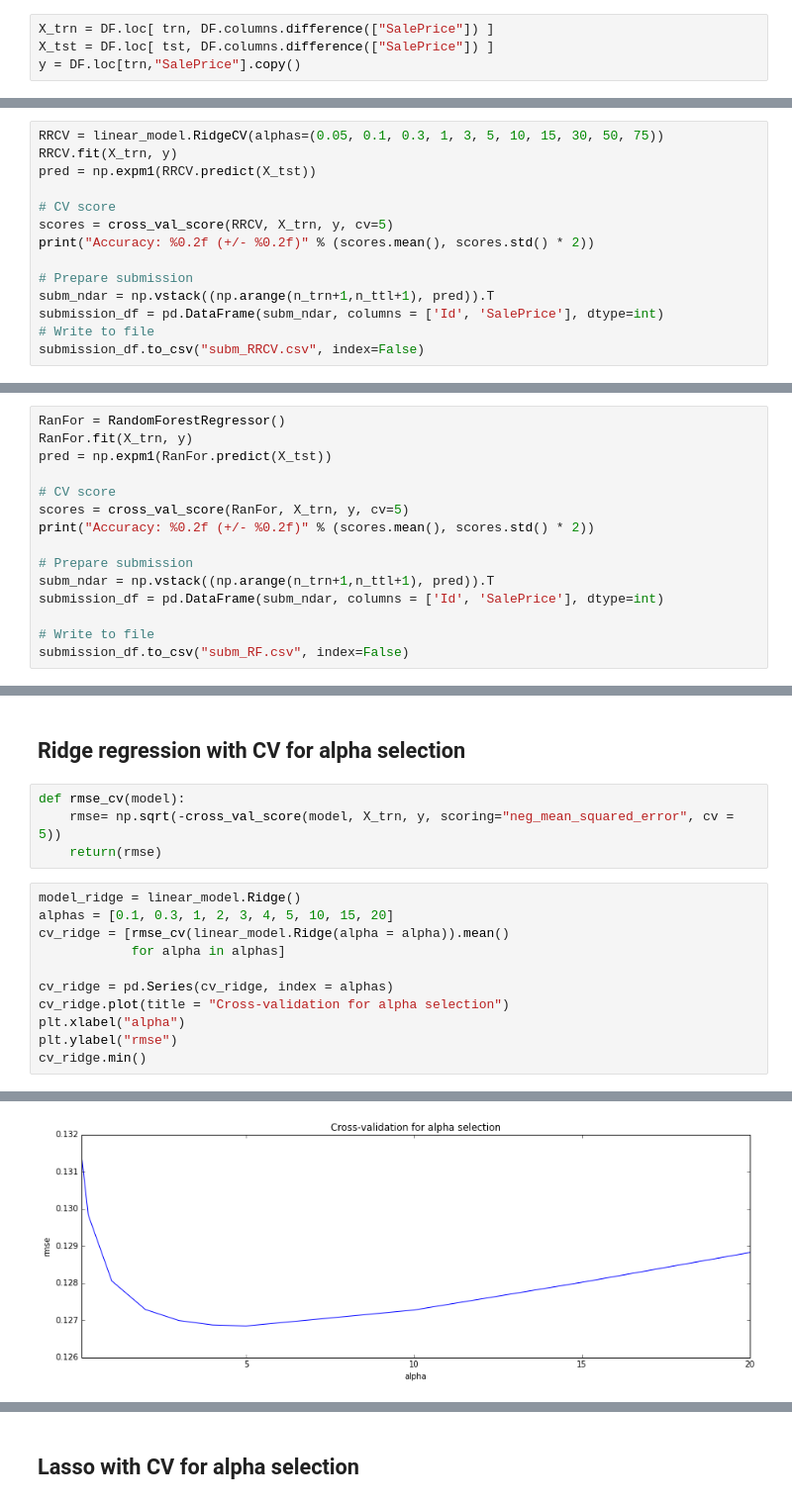
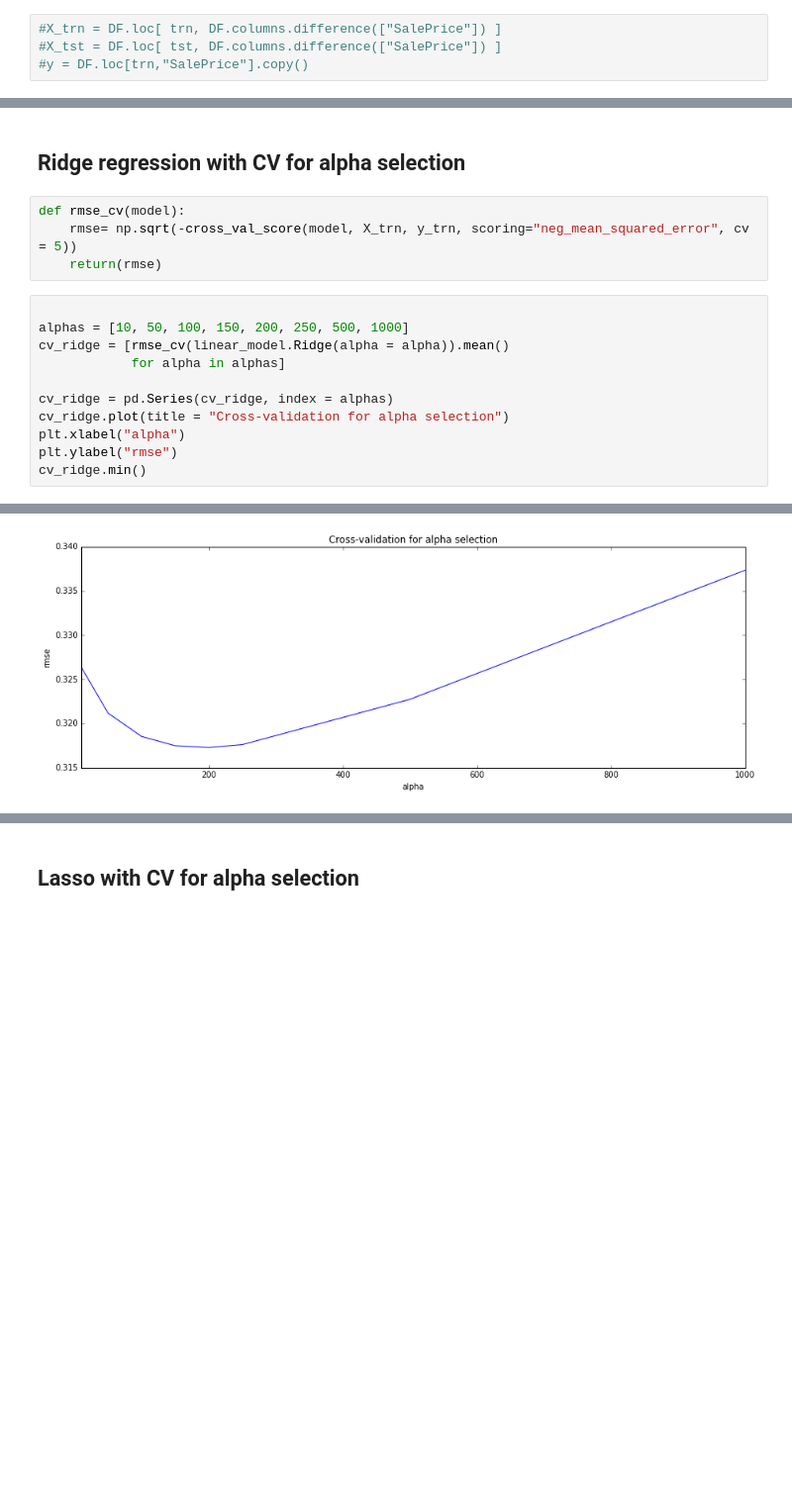
Before and after one commit to albertwildeman/Kaggle-Ames_Housing_Prices, a Jupyter notebook: Ames.ipynb, the cells around one changed output, grey strips where cells are left out. Shown: that part at 99% size. Drawn from its saved outputs; the diff is of its cells as text; blank space fills up the shorter version.

```diff
--- a/Ames.ipynb
+++ b/Ames.ipynb
@@ -413,6 +428,6 @@ DF[skewed_feats] = np.log1p(DF[skewed_feats])
 # Prediction
 Prep dataframe for prediction.
 # %%
-X_trn = DF.loc[ trn, DF.columns.difference(["SalePrice"]) ]
-X_tst = DF.loc[ tst, DF.columns.difference(["SalePrice"]) ]
-y = DF.loc[trn,"SalePrice"].copy()
+#X_trn = DF.loc[ trn, DF.columns.difference(["SalePrice"]) ]
+#X_tst = DF.loc[ tst, DF.columns.difference(["SalePrice"]) ]
+#y = DF.loc[trn,"SalePrice"].copy()
@@ -439,14 +433,0 @@ Accuracy: 0.90 (+/- 0.05)
-# %%
-RRCV = linear_model.RidgeCV(alphas=(0.05, 0.1, 0.3, 1, 3, 5, 10, 15, 30, 50, 75))
-RRCV.fit(X_trn, y)
-pred = np.expm1(RRCV.predict(X_tst))
-
-# CV score
-scores = cross_val_score(RRCV, X_trn, y, cv=5)
-print("Accuracy: %0.2f (+/- %0.2f)" % (scores.mean(), scores.std() * 2))
-
-# Prepare submission
-subm_ndar = np.vstack((np.arange(n_trn+1,n_ttl+1), pred)).T
-submission_df = pd.DataFrame(subm_ndar, columns = ['Id', 'SalePrice'], dtype=int)
-# Write to file
-submission_df.to_csv("subm_RRCV.csv", index=False)
@@ -457,15 +433,0 @@ Accuracy: 0.90 (+/- 0.05)
-# %%
-RanFor = RandomForestRegressor()
-RanFor.fit(X_trn, y)
-pred = np.expm1(RanFor.predict(X_tst))
-
-# CV score
-scores = cross_val_score(RanFor, X_trn, y, cv=5)
-print("Accuracy: %0.2f (+/- %0.2f)" % (scores.mean(), scores.std() * 2))
-
-# Prepare submission
-subm_ndar = np.vstack((np.arange(n_trn+1,n_ttl+1), pred)).T
-submission_df = pd.DataFrame(subm_ndar, columns = ['Id', 'SalePrice'], dtype=int)
-
-# Write to file
-submission_df.to_csv("subm_RF.csv", index=False)
@@ -475,11 +435,11 @@ Accuracy: 0.85 (+/- 0.02)
 ## Ridge regression with CV for alpha selection
 # %%
 def rmse_cv(model):
-    rmse= np.sqrt(-cross_val_score(model, X_trn, y, scoring="neg_mean_squared_error", cv = 5))
+    rmse= np.sqrt(-cross_val_score(model, X_trn, y_trn, scoring="neg_mean_squared_error", cv = 5))
     return(rmse)
 # %%
-model_ridge = linear_model.Ridge()
-alphas = [0.1, 0.3, 1, 2, 3, 4, 5, 10, 15, 20]
+
+alphas = [10, 50, 100, 150, 200, 250, 500, 1000]
 cv_ridge = [rmse_cv(linear_model.Ridge(alpha = alpha)).mean()
             for alpha in alphas]
 
@@ -493 +453 @@ cv_ridge.min()
-[figure, old version]
+[figure, new version]
```
Also changed, not shown: parts of 19 cells of this notebook, 2 other files.
